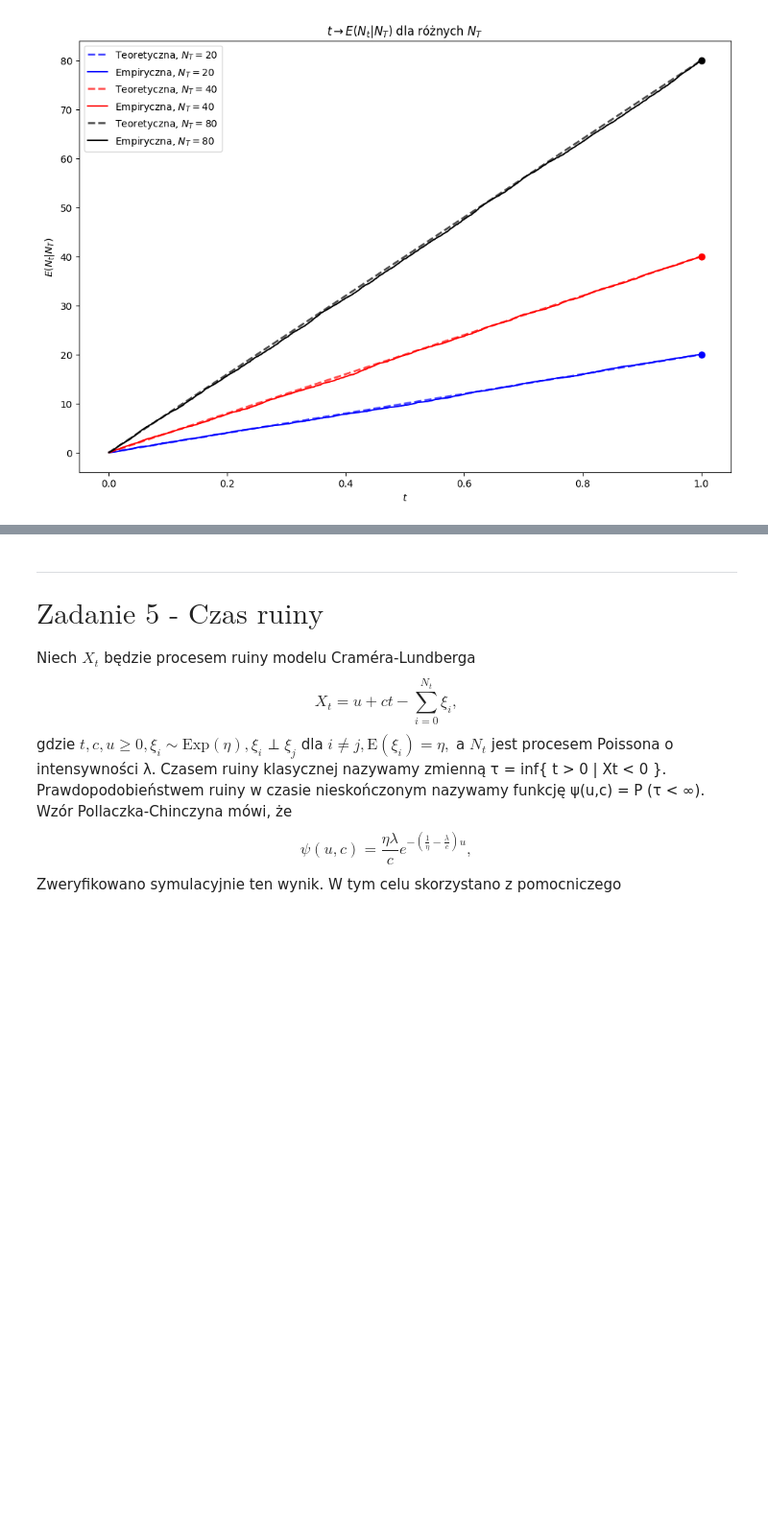
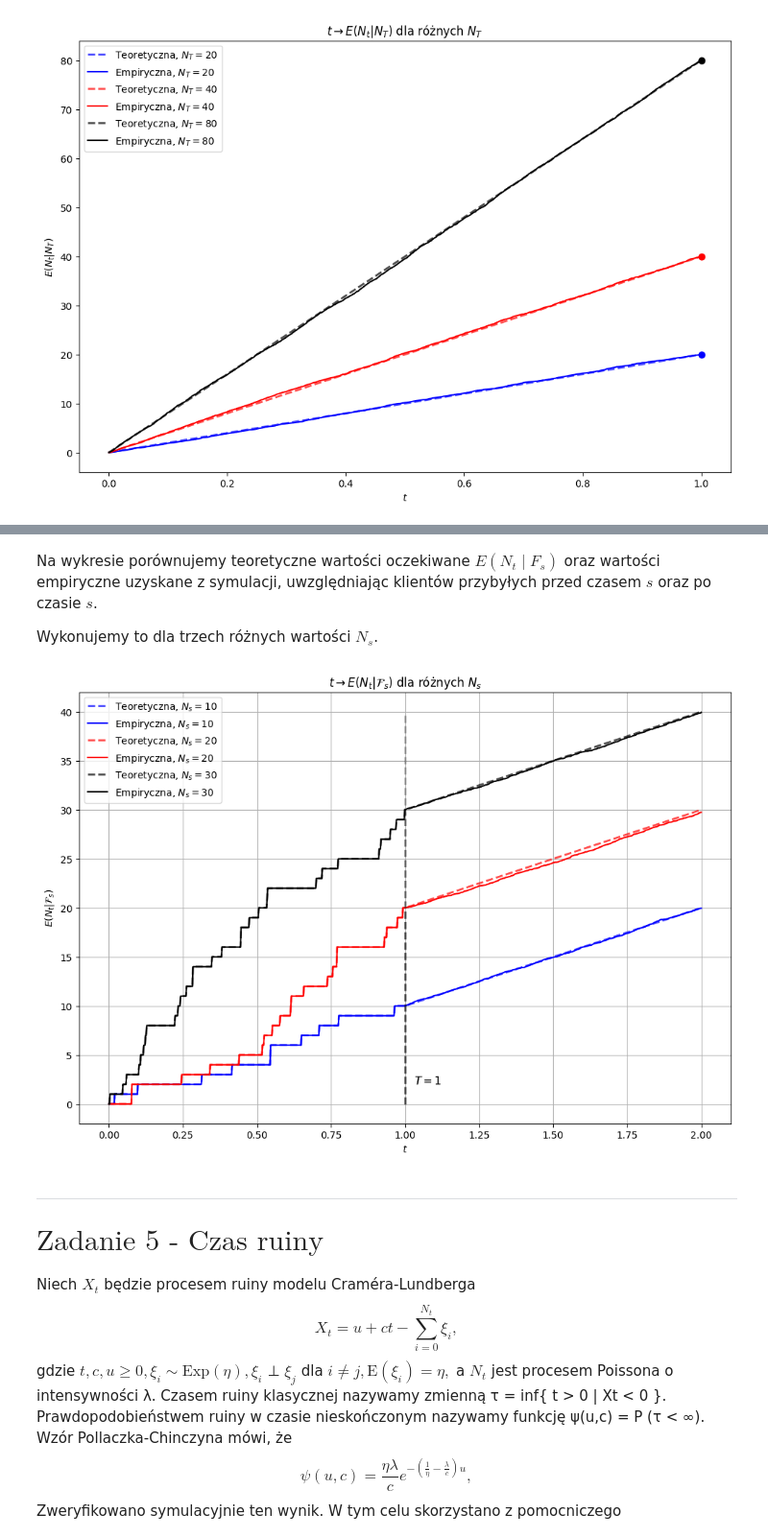
Before and after one commit to mathieuboro/symulacje, a Jupyter notebook: Raport_Sym.ipynb, the cells around one changed output, grey strips where cells are left out. Shown at 96% size. Cells and saved outputs as stored; diff of their text form; code cells hidden in the pictures; blank space fills up the shorter version.

```diff
--- a/Raport_Sym.ipynb
+++ b/Raport_Sym.ipynb
@@ -1053 +1056,4 @@ time_range = np.linspace(0, T, time_steps)
+# %%
+def get_poisson_process(a, b, k):
+    return np.sort(np.random.uniform(a, b, k))
 # %% [markdown]
@@ -1057,7 +1063,7 @@ def simulate_clients(T, N_T, time_range, monte_carlo_steps):
     clients_over_time = np.zeros((monte_carlo_steps, len(time_range)))
 
     for i in range(monte_carlo_steps):
-        arrival_times = np.sort(np.random.uniform(0, T, N_T))
+        arrival_times = get_poisson_process(0, T, N_T)
         for j, t in enumerate(time_range):
             clients_over_time[i, j] = np.sum(arrival_times <= t)
 
@@ -1087,0 +1098,7 @@ plt.show()
+# %%
+lambda_value = 10
+s = 1
+T = 2  # s <= t <= T
+time_steps_count = 1000
+monte_carlo_steps = 100
+time_range = np.linspace(0, T, time_steps_count)
@@ -1088,3 +1135,41 @@ plt.show()
+# %% [markdown]
+Na wykresie porównujemy teoretyczne wartości oczekiwane $E(N_t \mid F_s)$ oraz wartości empiryczne uzyskane z symulacji, uwzględniając klientów przybyłych przed czasem $s$ oraz po czasie $s$.
+
+Wykonujemy to dla trzech różnych wartości $N_s$.
+# %%
+N_s_values = [10, 20, 30]
+colors = ['blue', 'red', 'black']
+
+plt.figure(figsize=(12, 8))
+
+for index, N_s in enumerate(N_s_values):
+    F_s = get_poisson_process(0, s, N_s)
+    expected_clients = simulate_clients_with_past(s, T, N_s, F_s, time_range, monte_carlo_steps)
+
+    # Obliczanie wartości teoretycznych
+    theoretical_values = np.zeros_like(time_range)
+    for i, t in enumerate(time_range):
+        if t <= s:
+            theoretical_values[i] = np.sum(F_s <= t)
+        else:
+            theoretical_values[i] = N_s + lambda_value * (t - s)
+
+    plt.vlines(x=s, ymin=0, ymax=np.max(expected_clients), linestyles='dashed', linewidth=2, color='black', alpha=0.3)
+    plt.text(s * 1.03, 2, f"$T = {s}$", color='black', fontsize=11, alpha=0.6)
+
+    # Teoretyczne
+    plt.plot(time_range, theoretical_values, '--', linewidth=2, alpha=0.7, label=f"Teoretyczna, $N_s = {N_s}$", c=colors[index])
+    # Empiryczne
+    plt.plot(time_range, expected_clients, label=f"Empiryczna, $N_s = {N_s}$", c=colors[index])
+
+plt.title('$t \\rightarrow E(N_t|\\mathcal{F}_s)$ dla różnych $N_s$')
+plt.xlabel('$t$')
+plt.ylabel('$E(N_t|\\mathcal{F}_s)$')
+plt.legend()
+plt.grid(True)
+plt.show()
+# %% [output]
+[figure, added]
 # %% [markdown]
 ___
 # $ \text{Zadanie 5 - Czas ruiny} $
```
Also changed, not shown: parts of 8 cells of this notebook.
